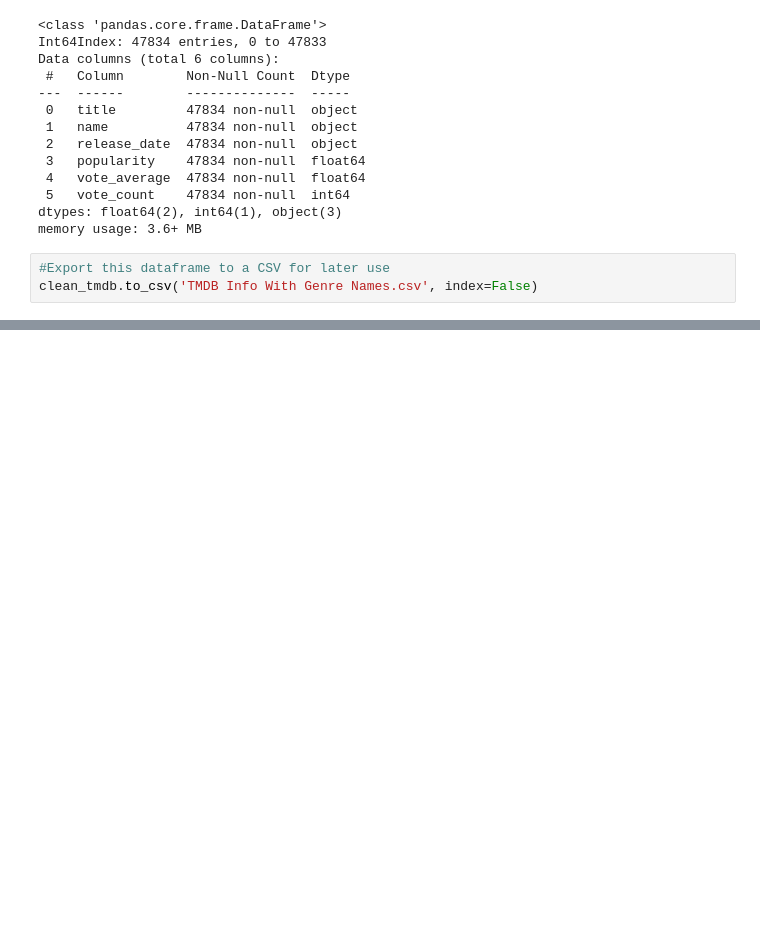
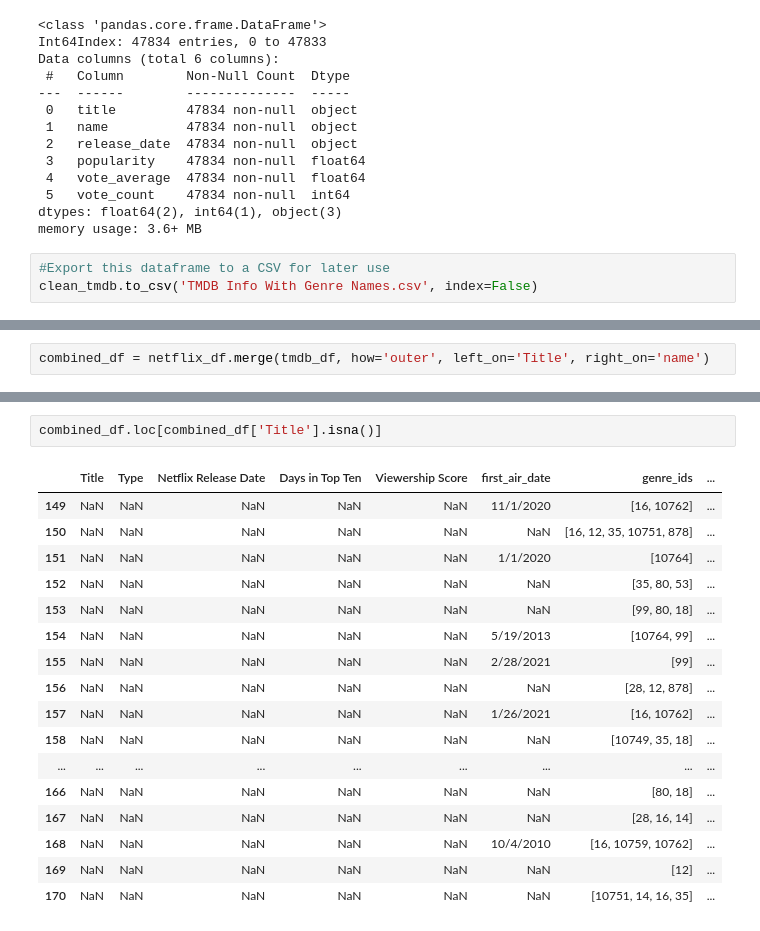
Before and after one commit to zelda4669/movie-data-analysis, a Jupyter notebook: Noelle EDA.ipynb, the cells around one changed output, grey strips where cells are left out. Drawn from its saved outputs; the diff is of its cells as text; blank space fills up the shorter version.

```diff
--- a/Noelle EDA.ipynb
+++ b/Noelle EDA.ipynb
@@ -375,0 +401,2 @@ clean_tmdb.to_csv('TMDB Info With Genre Names.csv', index=False)
+# %%
+combined_df = netflix_df.merge(tmdb_df, how='outer', left_on='Title', right_on='name')
@@ -375,0 +423,20 @@ clean_tmdb.to_csv('TMDB Info With Genre Names.csv', index=False)
+# %%
+combined_df.loc[combined_df['Title'].isna()]
+# %% [output]
+|  | Title | Type | Netflix Release Date | Days in Top Ten | Viewership Score | first_air_date | genre_ids | ... |
+| 149 | NaN | NaN | NaN | NaN | NaN | 11/1/2020 | [16, 10762] | ... |
+| 150 | NaN | NaN | NaN | NaN | NaN | NaN | [16, 12, 35, 10751, 878] | ... |
+| 151 | NaN | NaN | NaN | NaN | NaN | 1/1/2020 | [10764] | ... |
+| 152 | NaN | NaN | NaN | NaN | NaN | NaN | [35, 80, 53] | ... |
+| 153 | NaN | NaN | NaN | NaN | NaN | NaN | [99, 80, 18] | ... |
+| 154 | NaN | NaN | NaN | NaN | NaN | 5/19/2013 | [10764, 99] | ... |
+| 155 | NaN | NaN | NaN | NaN | NaN | 2/28/2021 | [99] | ... |
+| 156 | NaN | NaN | NaN | NaN | NaN | NaN | [28, 12, 878] | ... |
+| 157 | NaN | NaN | NaN | NaN | NaN | 1/26/2021 | [16, 10762] | ... |
+| 158 | NaN | NaN | NaN | NaN | NaN | NaN | [10749, 35, 18] | ... |
+| ... | ... | ... | ... | ... | ... | ... | ... | ... |
+| 166 | NaN | NaN | NaN | NaN | NaN | NaN | [80, 18] | ... |
+| 167 | NaN | NaN | NaN | NaN | NaN | NaN | [28, 16, 14] | ... |
+| 168 | NaN | NaN | NaN | NaN | NaN | 10/4/2010 | [16, 10759, 10762] | ... |
+| 169 | NaN | NaN | NaN | NaN | NaN | NaN | [12] | ... |
+| 170 | NaN | NaN | NaN | NaN | NaN | NaN | [10751, 14, 16, 35] | ... |
```
Also changed, not shown: parts of 11 cells of this notebook, 6 other files.
